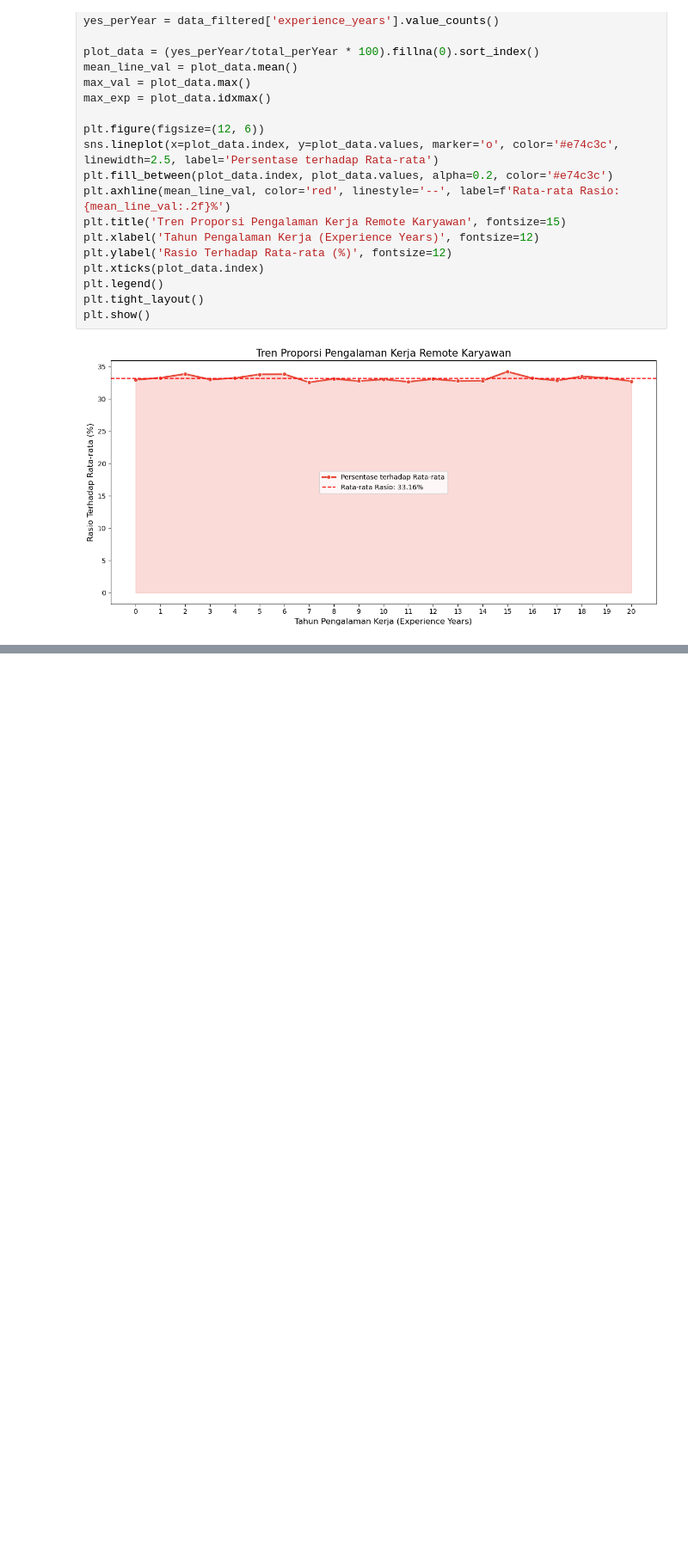
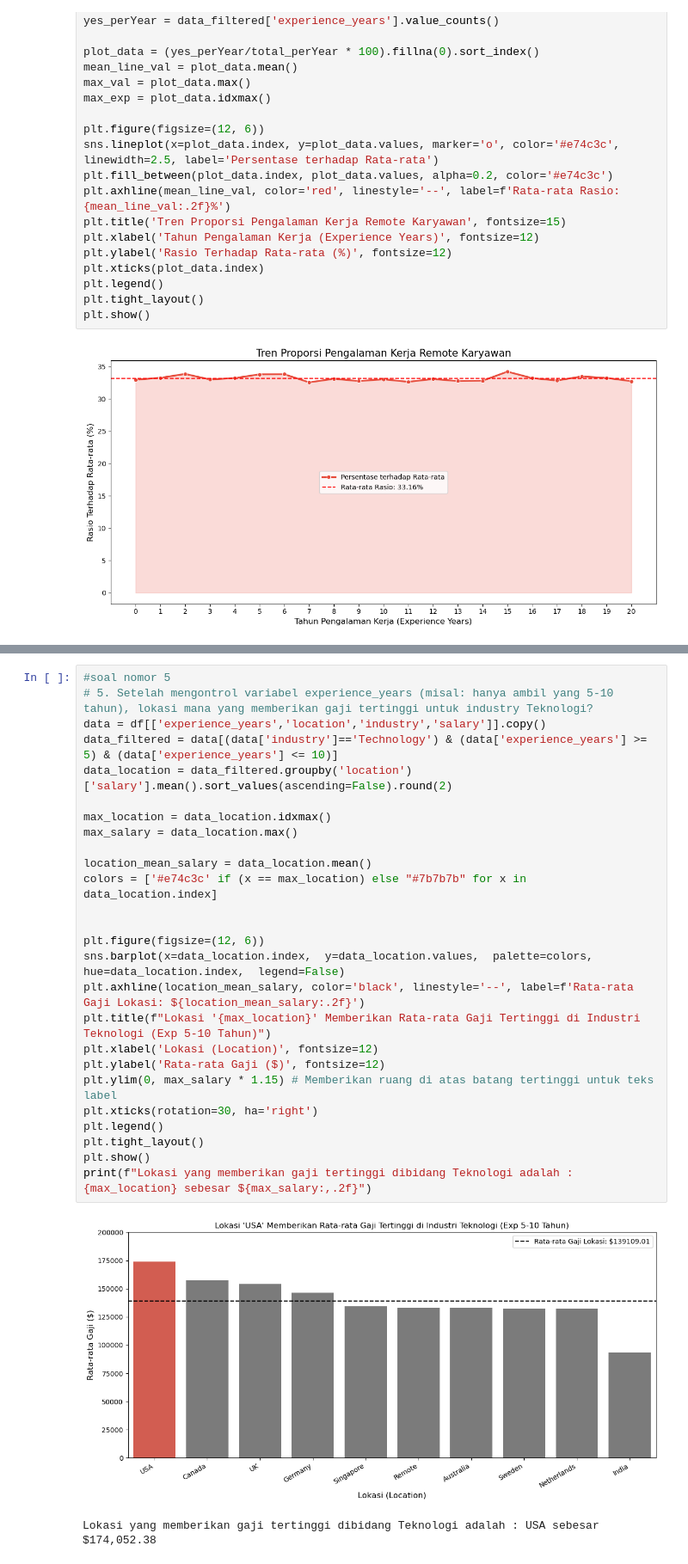
Before and after one commit to HafidzAfrieno/Project-Data-Analyst-Part-1, a Jupyter notebook: job_salary_analyst.ipynb, the cells around one changed output, grey strips where cells are left out. Shown at 86% size. Cells and saved outputs as stored; diff of their text form; blank space fills up the shorter version.

```diff
--- a/job_salary_analyst.ipynb
+++ b/job_salary_analyst.ipynb
@@ -244,0 +251,29 @@ plt.show()
+# %%
+#soal nomor 5
+# 5. Setelah mengontrol variabel experience_years (misal: hanya ambil yang 5-10 tahun), lokasi mana yang memberikan gaji tertinggi untuk industry Teknologi?
+data = df[['experience_years','location','industry','salary']].copy()
+data_filtered = data[(data['industry']=='Technology') & (data['experience_years'] >= 5) & (data['experience_years'] <= 10)]
+data_location = data_filtered.groupby('location')['salary'].mean().sort_values(ascending=False).round(2)
+
+max_location = data_location.idxmax()
+max_salary = data_location.max()
+
+location_mean_salary = data_location.mean()
+colors = ['#e74c3c' if (x == max_location) else "#7b7b7b" for x in data_location.index]
+
+
+plt.figure(figsize=(12, 6))
+sns.barplot(x=data_location.index,  y=data_location.values,  palette=colors,  hue=data_location.index,  legend=False)
+plt.axhline(location_mean_salary, color='black', linestyle='--', label=f'Rata-rata Gaji Lokasi: ${location_mean_salary:.2f}')
+plt.title(f"Lokasi '{max_location}' Memberikan Rata-rata Gaji Tertinggi di Industri Teknologi (Exp 5-10 Tahun)")
+plt.xlabel('Lokasi (Location)', fontsize=12)
+plt.ylabel('Rata-rata Gaji ($)', fontsize=12)
+plt.ylim(0, max_salary * 1.15) # Memberikan ruang di atas batang tertinggi untuk teks label
+plt.xticks(rotation=30, ha='right')
+plt.legend()
+plt.tight_layout()
+plt.show()
+print(f"Lokasi yang memberikan gaji tertinggi dibidang Teknologi adalah : {max_location} sebesar ${max_salary:,.2f}")
+# %% [output]
+[figure, added]
+Lokasi yang memberikan gaji tertinggi dibidang Teknologi adalah : USA sebesar $174,052.38
```
Also changed, not shown: parts of 1 cell of this notebook.
